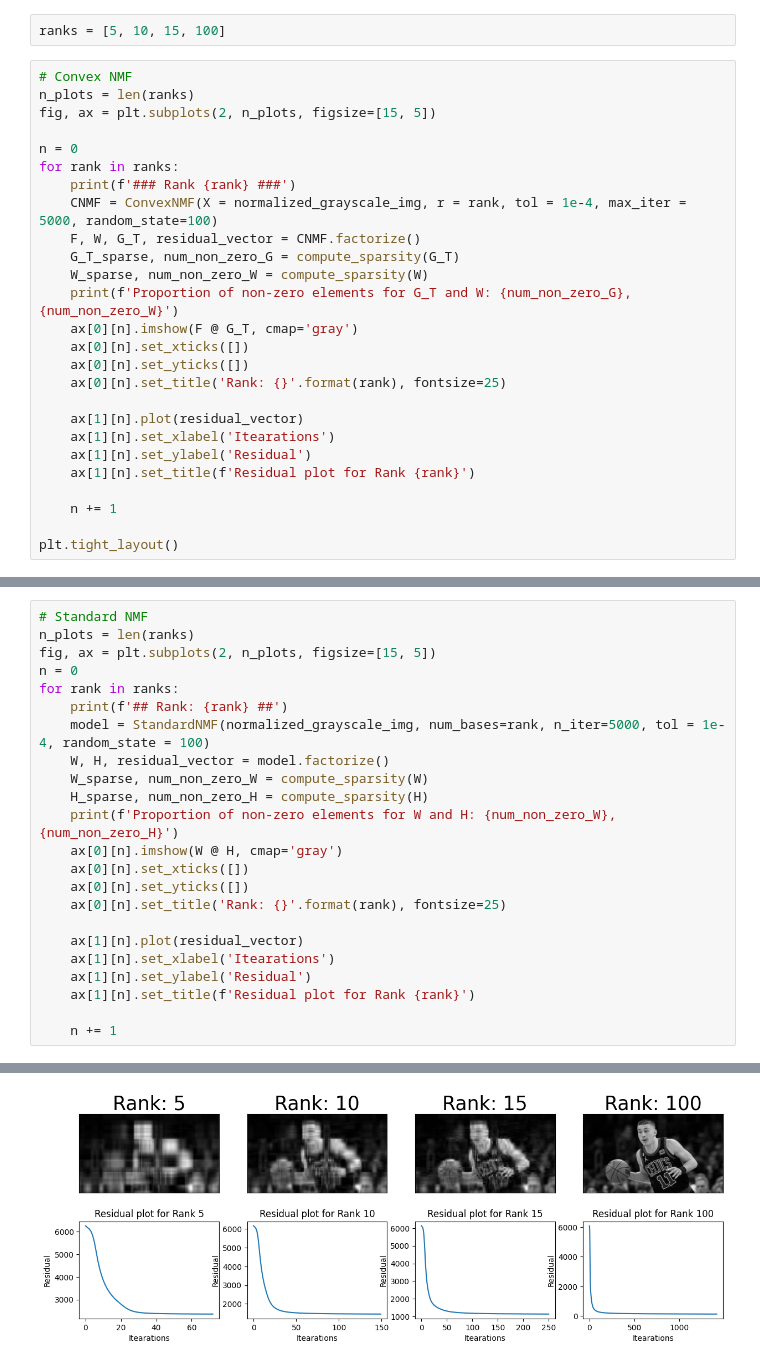
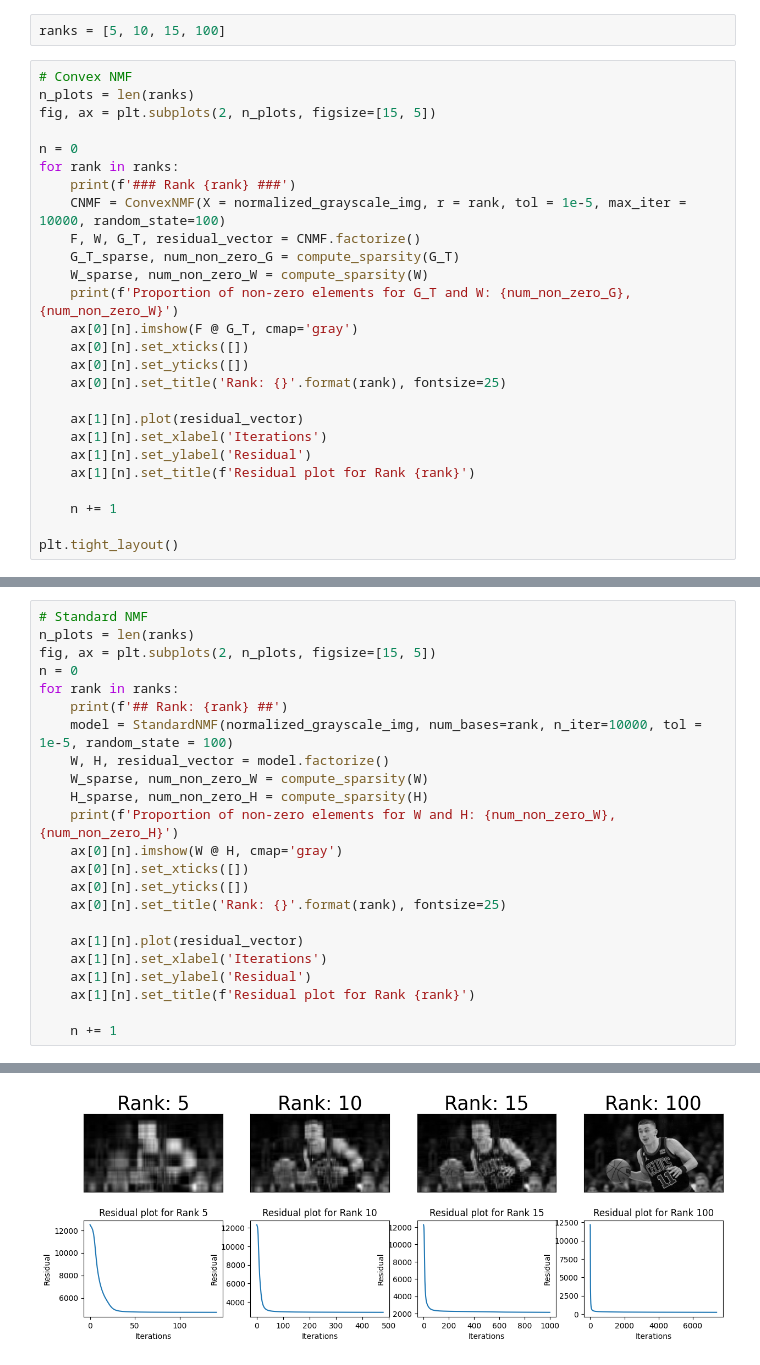
Before and after one commit to luoj21/enee469o_final_proj, a Jupyter notebook: analysis/image_compression.ipynb, the cells around one changed output, grey strips where cells are left out. Drawn from its saved outputs; the diff is of its cells as text.

```diff
--- a/analysis/image_compression.ipynb
+++ b/analysis/image_compression.ipynb
@@ -36,7 +37,7 @@ fig, ax = plt.subplots(2, n_plots, figsize=[15, 5])
 n = 0
 for rank in ranks:
     print(f'### Rank {rank} ###')
-    CNMF = ConvexNMF(X = normalized_grayscale_img, r = rank, tol = 1e-4, max_iter = 5000, random_state=100)
+    CNMF = ConvexNMF(X = normalized_grayscale_img, r = rank, tol = 1e-5, max_iter = 10000, random_state=100)
     F, W, G_T, residual_vector = CNMF.factorize()
     G_T_sparse, num_non_zero_G = compute_sparsity(G_T)
     W_sparse, num_non_zero_W = compute_sparsity(W)
@@ -47,7 +48,7 @@ for rank in ranks:
     ax[0][n].set_title('Rank: {}'.format(rank), fontsize=25)
 
     ax[1][n].plot(residual_vector)
-    ax[1][n].set_xlabel('Itearations')
+    ax[1][n].set_xlabel('Iterations')
     ax[1][n].set_ylabel('Residual')
     ax[1][n].set_title(f'Residual plot for Rank {rank}')
 
@@ -75,7 +76,7 @@ fig, ax = plt.subplots(2, n_plots, figsize=[15, 5])
 n = 0
 for rank in ranks:
     print(f'## Rank: {rank} ##')
-    model = StandardNMF(normalized_grayscale_img, num_bases=rank, n_iter=5000, tol = 1e-4, random_state = 100)
+    model = StandardNMF(normalized_grayscale_img, num_bases=rank, n_iter=10000, tol = 1e-5, random_state = 100)
     W, H, residual_vector = model.factorize()
     W_sparse, num_non_zero_W = compute_sparsity(W)
     H_sparse, num_non_zero_H = compute_sparsity(H)
@@ -86,7 +87,7 @@ for rank in ranks:
     ax[0][n].set_title('Rank: {}'.format(rank), fontsize=25)
 
     ax[1][n].plot(residual_vector)
-    ax[1][n].set_xlabel('Itearations')
+    ax[1][n].set_xlabel('Iterations')
     ax[1][n].set_ylabel('Residual')
     ax[1][n].set_title(f'Residual plot for Rank {rank}')
 
@@ -107 +108 @@ Proportion of non-zero elements for W and H: 0.3540277777777778, 0.5939322916666
-[figure, old version]
+[figure, new version]
```
Also changed, not shown: parts of 3 cells of this notebook, 7 other files.
